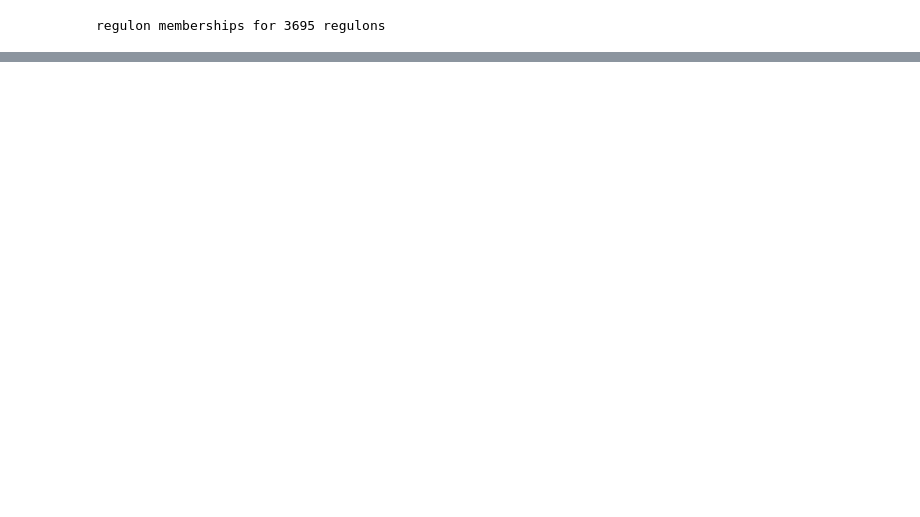
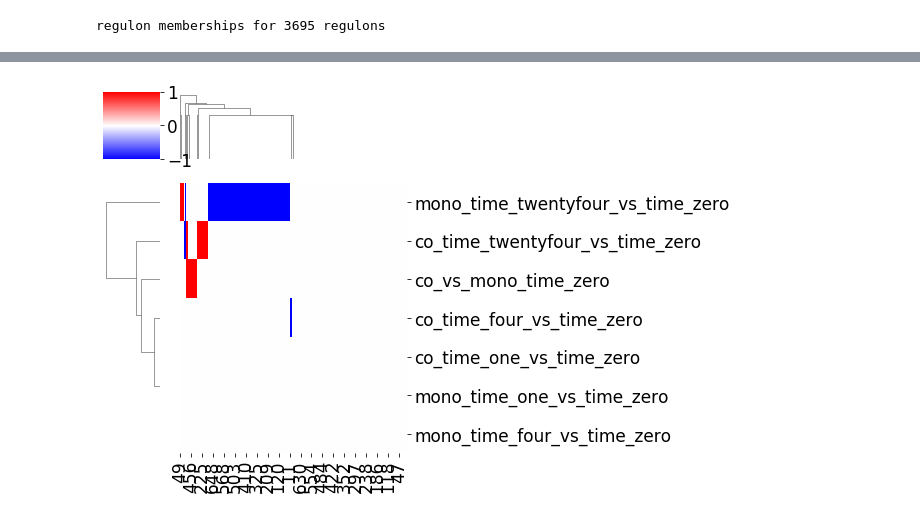
Before and after one commit to adelomana/cdi, a Jupyter notebook: differential_regulon/differential_regulon_activity_analysis.ipynb, the cells around one changed output, grey strips where cells are left out. Cells and saved outputs as stored; diff of their text form; code cells hidden in the pictures; blank space fills up the shorter version.

```diff
--- a/differential_regulon/differential_regulon_activity_analysis.ipynb
+++ b/differential_regulon/differential_regulon_activity_analysis.ipynb
@@ -92,0 +194,3 @@ Text(0, 0.5, 'DEGs in regulon')
+# %%
+iris = seaborn.load_dataset("iris")
+iris
@@ -92,0 +211,7 @@ Text(0, 0.5, 'DEGs in regulon')
+# %%
+df = pandas.DataFrame(ACTM)
+row_map = {}
+for i in range(len(conditions)):
+    row_map[i] = conditions[i]
+df.rename(index=row_map, inplace=True)
+df
@@ -92,0 +228,7 @@ Text(0, 0.5, 'DEGs in regulon')
+# %%
+seaborn.clustermap(df, cmap="bwr", vmin=-1, vmax=1, figsize=(9, 6))
+matplotlib.pyplot.tight_layout()
+
+klklk
+# %% [output]
+[figure, added]
```
Also changed, not shown: parts of 21 cells of this notebook, 2 other files.
